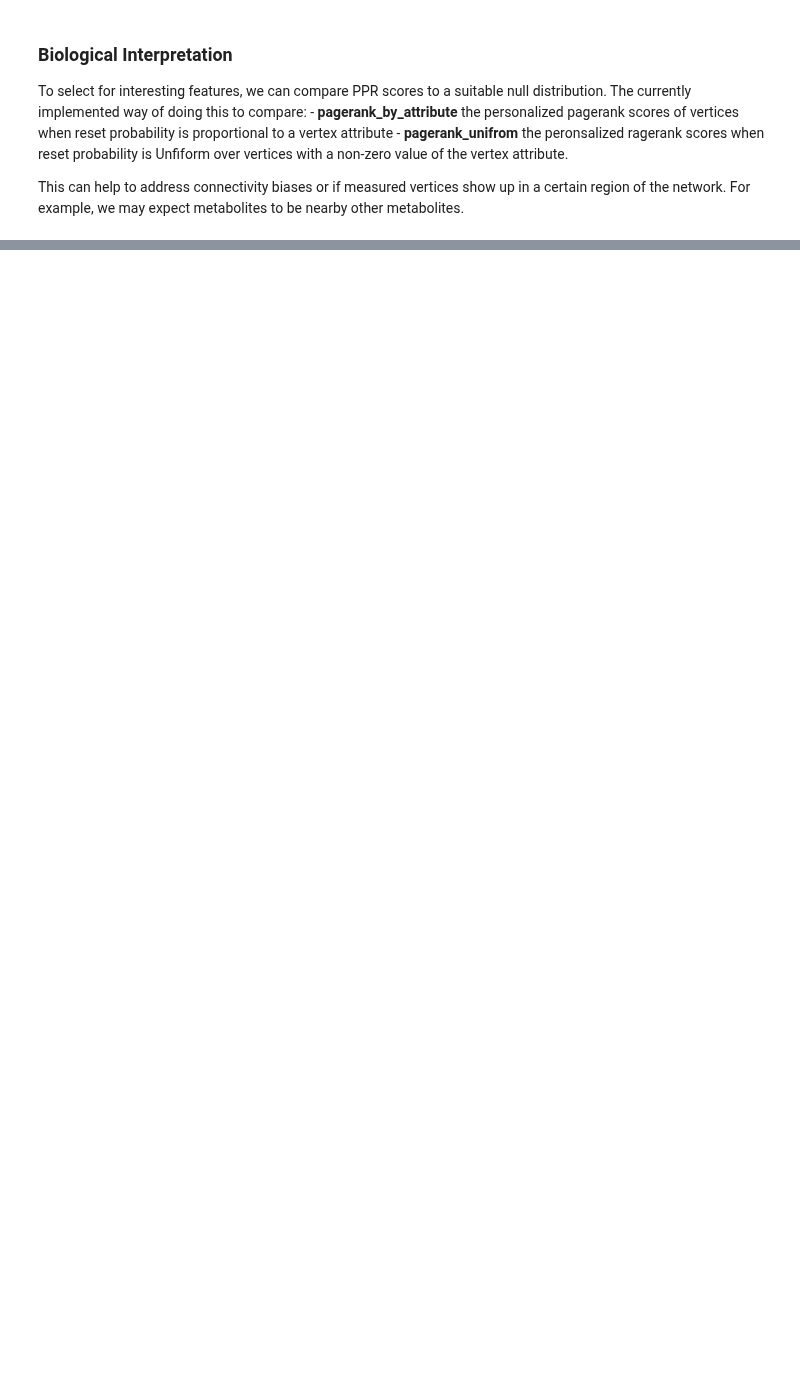
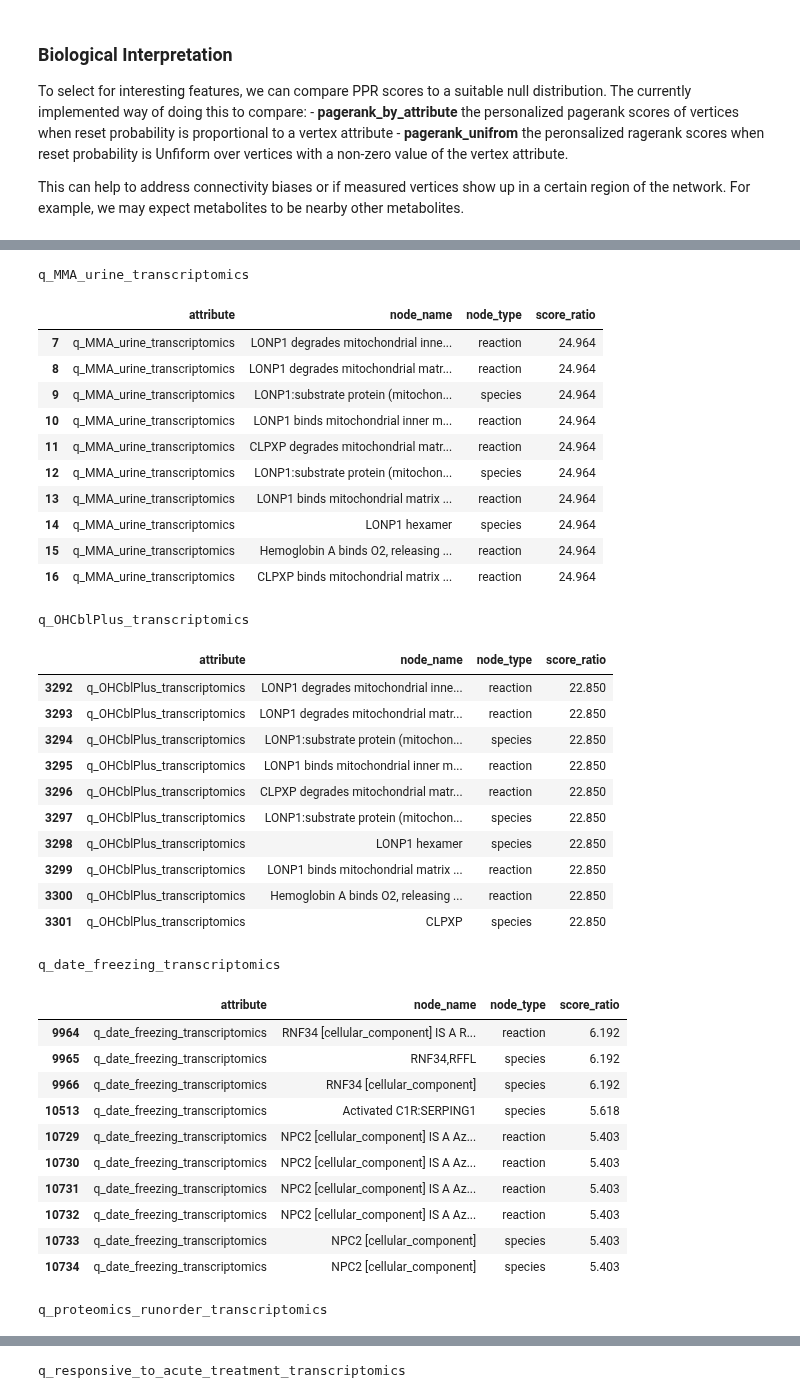
Before and after one commit to napistu/napistu-scrapyard, a Jupyter notebook: applications/forny_2023/napistu_forny.ipynb, the cells around one changed output, grey strips where cells are left out. Saved outputs shown, nothing was run; the diff lists cells and outputs as text; code cells hidden in the pictures; blank space fills up the shorter version.

```diff
--- a/applications/forny_2023/napistu_forny.ipynb
+++ b/applications/forny_2023/napistu_forny.ipynb
@@ -671,9 +786,47 @@ for k, v in stat_results.groupby("attribute"):
 # %%
 stat_results = (
-    ppr_enrichments.loc[ppr_enrichments["attribute"].str.match("^qval")]
+    ppr_enrichments.loc[ppr_enrichments["attribute"].str.match("^q")]
     .merge(annotated_vertices[["name", "node_name", "node_type"]], left_on = "name", right_on = "name", how = "left")
 )[["attribute","node_name", "node_type", "score_ratio"]]
 
 for k, v in stat_results.groupby("attribute"):
     print(k)
     display(napistu_utils.style_df(v.head(10)))
+# %% [output]
+q_MMA_urine_transcriptomics
+|  | attribute | node_name | node_type | score_ratio |
+| 7 | q_MMA_urine_transcriptomics | LONP1 degrades mitochondrial inne... | reaction | 24.964 |
+| 8 | q_MMA_urine_transcriptomics | LONP1 degrades mitochondrial matr... | reaction | 24.964 |
+| 9 | q_MMA_urine_transcriptomics | LONP1:substrate protein (mitochon... | species | 24.964 |
+| 10 | q_MMA_urine_transcriptomics | LONP1 binds mitochondrial inner m... | reaction | 24.964 |
+| 11 | q_MMA_urine_transcriptomics | CLPXP degrades mitochondrial matr... | reaction | 24.964 |
+| 12 | q_MMA_urine_transcriptomics | LONP1:substrate protein (mitochon... | species | 24.964 |
+| 13 | q_MMA_urine_transcriptomics | LONP1 binds mitochondrial matrix ... | reaction | 24.964 |
+| 14 | q_MMA_urine_transcriptomics | LONP1 hexamer | species | 24.964 |
+| 15 | q_MMA_urine_transcriptomics | Hemoglobin A binds O2, releasing ... | reaction | 24.964 |
+| 16 | q_MMA_urine_transcriptomics | CLPXP binds mitochondrial matrix ... | reaction | 24.964 |
+q_OHCblPlus_transcriptomics
+|  | attribute | node_name | node_type | score_ratio |
+| 3292 | q_OHCblPlus_transcriptomics | LONP1 degrades mitochondrial inne... | reaction | 22.850 |
+| 3293 | q_OHCblPlus_transcriptomics | LONP1 degrades mitochondrial matr... | reaction | 22.850 |
+| 3294 | q_OHCblPlus_transcriptomics | LONP1:substrate protein (mitochon... | species | 22.850 |
+| 3295 | q_OHCblPlus_transcriptomics | LONP1 binds mitochondrial inner m... | reaction | 22.850 |
+| 3296 | q_OHCblPlus_transcriptomics | CLPXP degrades mitochondrial matr... | reaction | 22.850 |
+| 3297 | q_OHCblPlus_transcriptomics | LONP1:substrate protein (mitochon... | species | 22.850 |
+| 3298 | q_OHCblPlus_transcriptomics | LONP1 hexamer | species | 22.850 |
+| 3299 | q_OHCblPlus_transcriptomics | LONP1 binds mitochondrial matrix ... | reaction | 22.850 |
+| 3300 | q_OHCblPlus_transcriptomics | Hemoglobin A binds O2, releasing ... | reaction | 22.850 |
+| 3301 | q_OHCblPlus_transcriptomics | CLPXP | species | 22.850 |
+q_date_freezing_transcriptomics
+|  | attribute | node_name | node_type | score_ratio |
+| 9964 | q_date_freezing_transcriptomics | RNF34 [cellular_component] IS A R... | reaction | 6.192 |
+| 9965 | q_date_freezing_transcriptomics | RNF34,RFFL | species | 6.192 |
+| 9966 | q_date_freezing_transcriptomics | RNF34 [cellular_component] | species | 6.192 |
+| 10513 | q_date_freezing_transcriptomics | Activated C1R:SERPING1 | species | 5.618 |
+| 10729 | q_date_freezing_transcriptomics | NPC2 [cellular_component] IS A Az... | reaction | 5.403 |
+| 10730 | q_date_freezing_transcriptomics | NPC2 [cellular_component] IS A Az... | reaction | 5.403 |
+| 10731 | q_date_freezing_transcriptomics | NPC2 [cellular_component] IS A Az... | reaction | 5.403 |
+| 10732 | q_date_freezing_transcriptomics | NPC2 [cellular_component] IS A Az... | reaction | 5.403 |
+| 10733 | q_date_freezing_transcriptomics | NPC2 [cellular_component] | species | 5.403 |
+| 10734 | q_date_freezing_transcriptomics | NPC2 [cellular_component] | species | 5.403 |
+q_proteomics_runorder_transcriptomics
@@ -679,0 +844 @@ for k, v in stat_results.groupby("attribute"):
+q_responsive_to_acute_treatment_transcriptomics
```
Also changed, not shown: parts of 28 cells of this notebook, 6 other files.
